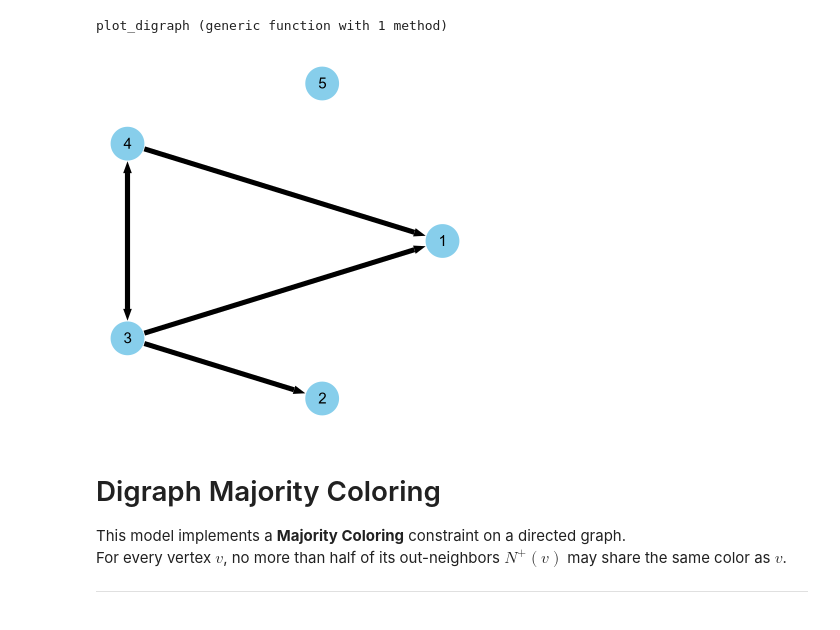
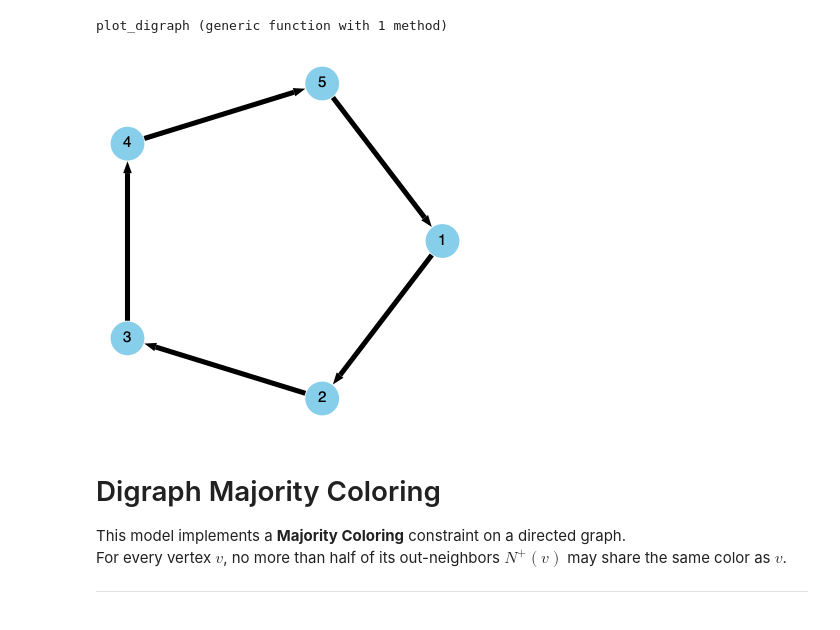
Before and after one commit to Ege-Guler/majority_colouring, a Jupyter notebook: notebooks/graph_generation.ipynb, the cells around one changed output. Saved outputs shown, nothing was run; the diff lists cells and outputs as text; code cells hidden in the pictures.

```diff
--- a/notebooks/graph_generation.ipynb
+++ b/notebooks/graph_generation.ipynb
@@ -49,11 +49,17 @@ plot_digraph (generic function with 1 method)
 # %%
 Random.seed!(42)
 
-G = erdos_renyi(5, 5, is_directed=true)
+n = 5
+G = DiGraph(n)
+
+for i in 1:(n-1)
+    add_edge!(G, i, i+1)
+end
+add_edge!(G, n, 1)
 
 plot_digraph(G)
 # %% [output]
-[figure, old version]
+[figure, new version]
 # %% [markdown]
 # Digraph Majority Coloring
 
```
Also changed, not shown: parts of 3 cells of this notebook.
